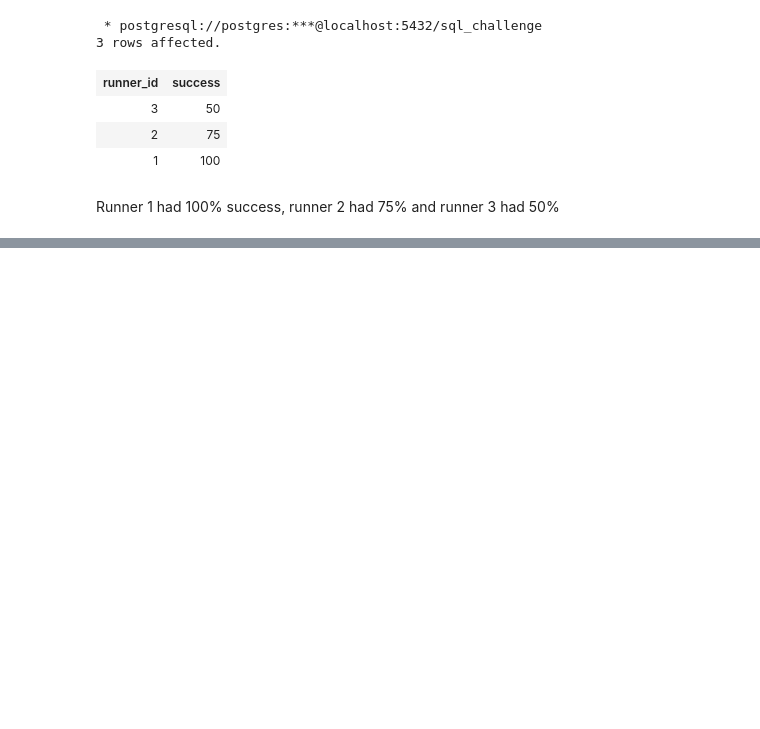
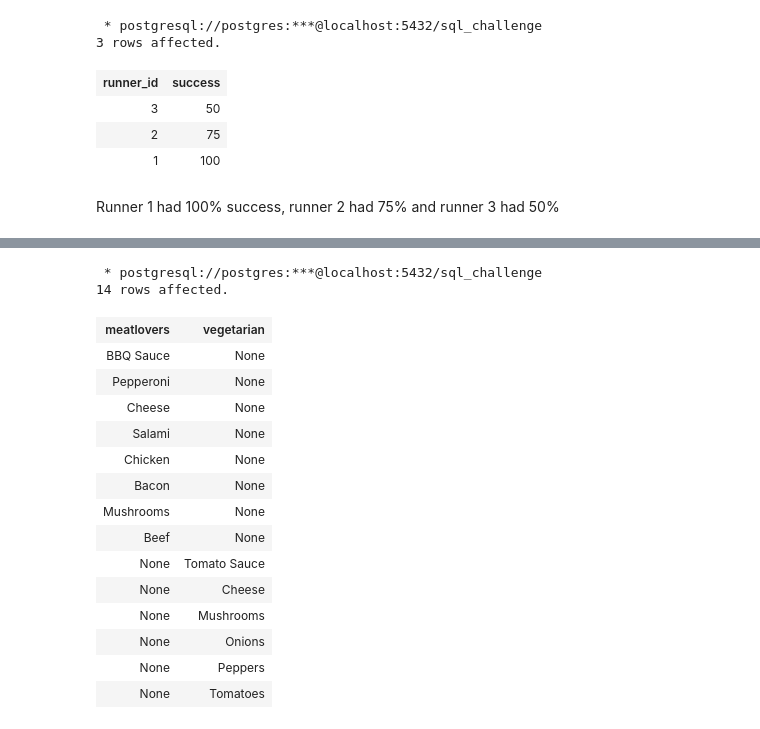
Before and after one commit to joshuaati/8_weeks_sql_challenge, a Jupyter notebook: week 2/01.ipynb, the cells around one changed output, grey strips where cells are left out. Drawn from its saved outputs; the diff is of its cells as text; code cells hidden in the pictures; blank space fills up the shorter version.

```diff
--- a/week 2/01.ipynb
+++ b/week 2/01.ipynb
@@ -447,2 +505,32 @@ Runner 1 had 100% success, runner 2 had 75% and runner 3 had 50%
+# %%
+%%sql
+SELECT
+CASE WHEN pizza_name = 'Meatlovers' THEN topping_name END AS meatlovers,
+CASE WHEN pizza_name = 'Vegetarian' THEN topping_name END AS vegetarian
+FROM (
+SELECT pizza_name, topping_name
+FROM clean_pizza_recipes pr
+JOIN pizza_names pn
+ON pr.pizza_id = pn.pizza_id
+JOIN pizza_toppings pt
+ON pr.toppings::integer = pt.topping_id) AS foo
+# %% [output]
+ * postgresql://postgres:***@localhost:5432/sql_challenge
+14 rows affected.
+| meatlovers | vegetarian |
+| BBQ Sauce | None |
+| Pepperoni | None |
+| Cheese | None |
+| Salami | None |
+| Chicken | None |
+| Bacon | None |
+| Mushrooms | None |
+| Beef | None |
+| None | Tomato Sauce |
+| None | Cheese |
+| None | Mushrooms |
+| None | Onions |
+| None | Peppers |
+| None | Tomatoes |
 # %%
 %%sql
```
Also changed, not shown: parts of 9 cells of this notebook.
